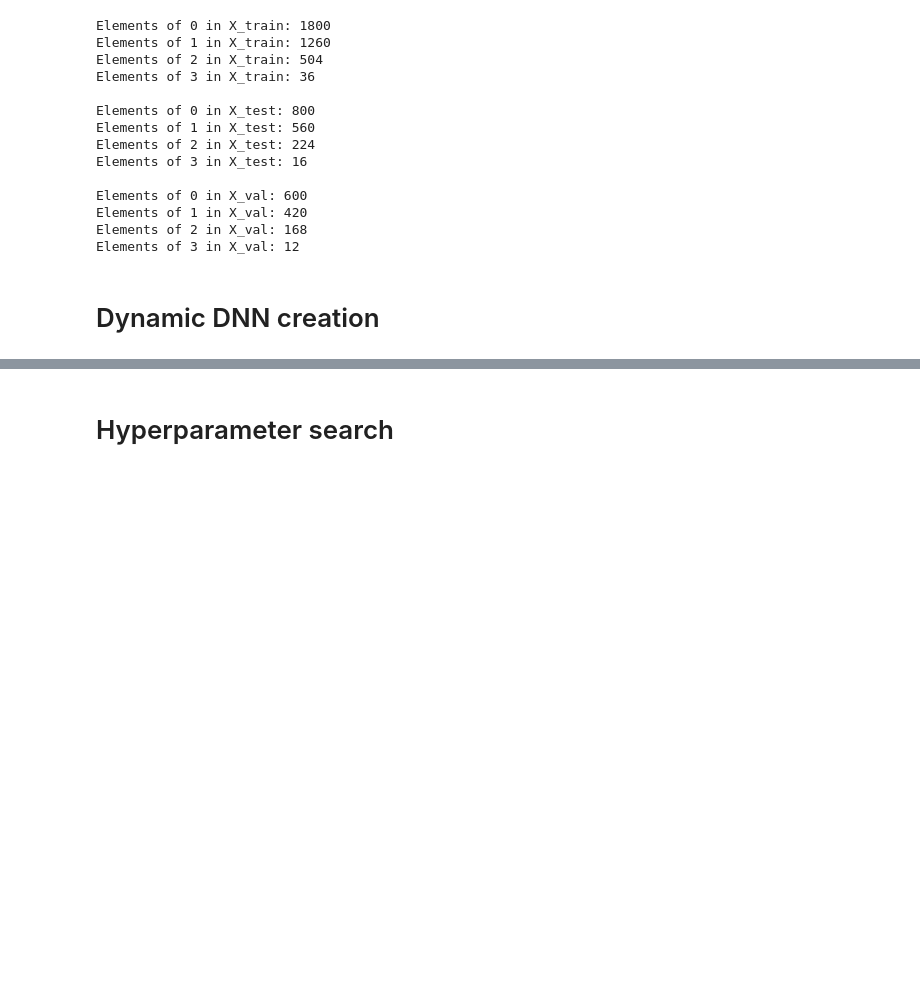
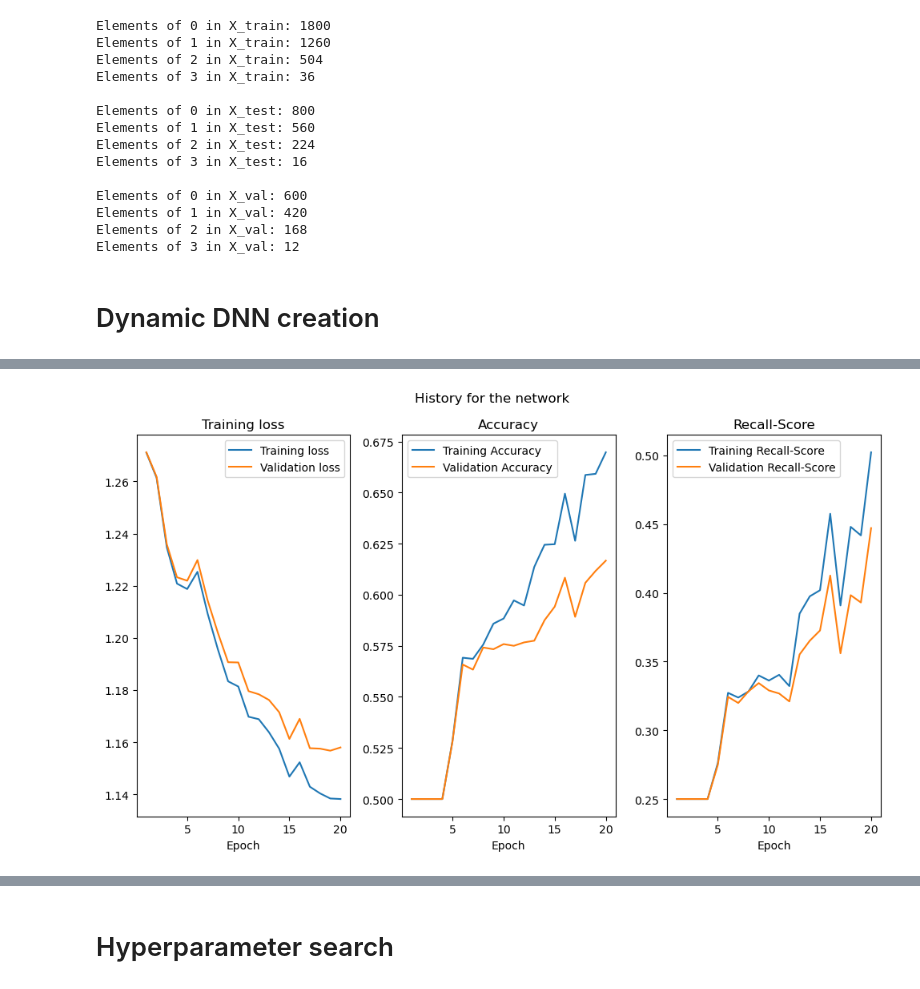
Before and after one commit to benjaminpsmith/dementia-ml, a Jupyter notebook: project_dnn.ipynb, the cells around one changed output, grey strips where cells are left out. Saved outputs shown, nothing was run; the diff lists cells and outputs as text; code cells hidden in the pictures; blank space fills up the shorter version.

```diff
--- a/project_dnn.ipynb
+++ b/project_dnn.ipynb
@@ -206,22 +202,39 @@ class FocalLoss(nn.Module):
 # %%
-# x_epochs = np.linspace(1, len(loss_training_hist), len(loss_training_hist))
-# fig, ax = plt.subplots(1, 2, figsize=(8,6))
-# ax[0].plot(x_epochs, loss_training_hist, label = 'Training loss')
-# ax[0].plot(x_epochs, loss_val_hist, label = 'Validation loss')
-# ax[0].set(
-#     xlabel='Epoch',
-#     title='Training loss'
-# )
+loss_training_hist = dynamic_model.history['loss']
+training_acc_hist = dynamic_model.history['acc']
+training_w_recall_hist = dynamic_model.history['macro recall']
+loss_val_hist = dynamic_model.history_validation['loss']
+val_acc_hist = dynamic_model.history_validation['acc']
+val_w_recall_hist = dynamic_model.history_validation['macro recall']
 
-# ax[1].plot(x_epochs, training_acc_hist, label='Training Accuracy')
-# ax[1].plot(x_epochs, val_acc_hist, label='Validation Accuracy')
-# ax[1].set(
-#     xlabel='Epoch',
-#     title = 'Accuracy',
-# )
+x_epochs = np.linspace(1, len(loss_training_hist), len(loss_training_hist))
+fig, ax = plt.subplots(1, 3, figsize=(10,6))
+ax[0].plot(x_epochs, loss_training_hist, label = 'Training loss')
+ax[0].plot(x_epochs, loss_val_hist, label = 'Validation loss')
+ax[0].set(
+    xlabel='Epoch',
+    title='Training loss'
+)
 
-# fig.suptitle('History for the network')
-# ax[0].legend(loc='best')
-# ax[1].legend(loc='best')
-# plt.tight_layout()
-# plt.show()
+ax[1].plot(x_epochs, training_acc_hist, label='Training Accuracy')
+ax[1].plot(x_epochs, val_acc_hist, label='Validation Accuracy')
+ax[1].set(
+    xlabel='Epoch',
+    title = 'Accuracy',
+)
+
+ax[2].plot(x_epochs, training_w_recall_hist, label='Training Recall-Score')
+ax[2].plot(x_epochs, val_w_recall_hist, label='Validation Recall-Score')
+ax[2].set(
+    xlabel='Epoch',
+    title = 'Recall-Score',
+)
+
+fig.suptitle('History for the network')
+ax[0].legend(loc='best')
+ax[1].legend(loc='best')
+ax[2].legend(loc='best')
+plt.tight_layout()
+plt.show()
+# %% [output]
+[figure, added]
```
Also changed, not shown: parts of 8 cells of this notebook, 4 other files.
